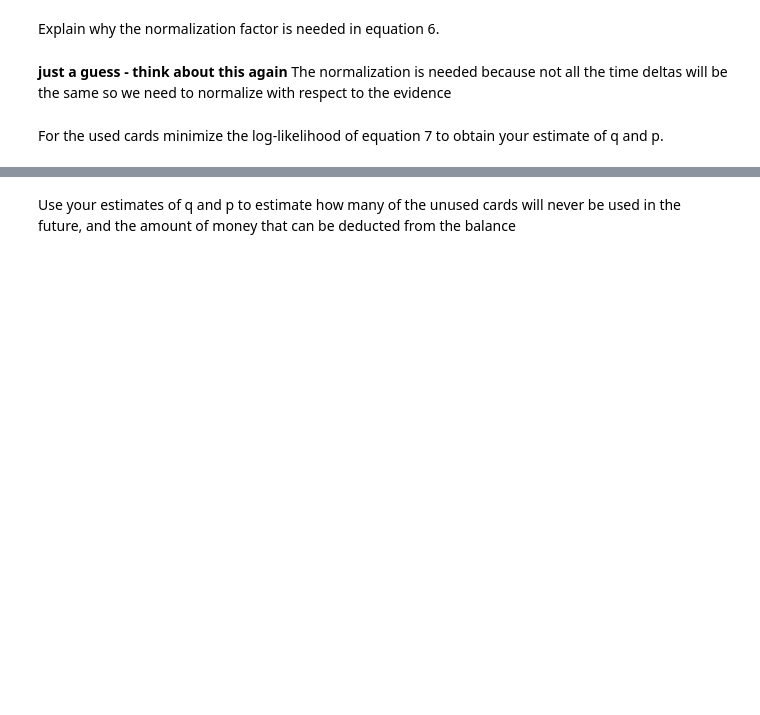
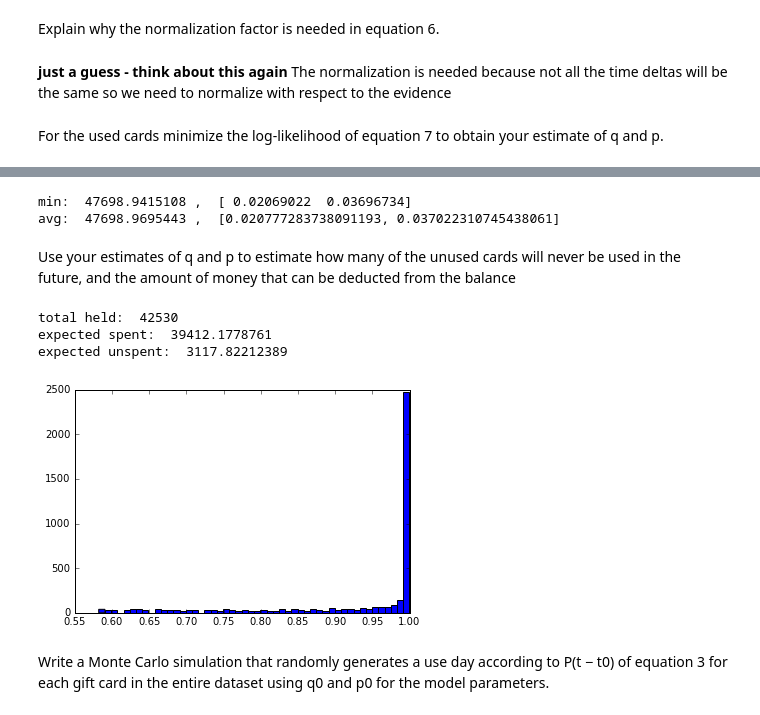
Before and after one commit to RFHO-BDSS/BDexamrevision, a Jupyter notebook: Revision/Exam Revision.ipynb, the cells around one changed output, grey strips where cells are left out. Drawn from its saved outputs; the diff is of its cells as text; code cells hidden in the pictures; blank space fills up the shorter version.

```diff
--- a/Revision/Exam Revision.ipynb
+++ b/Revision/Exam Revision.ipynb
@@ -110,6 +110,7 @@ t1 = date(2014,4,7)
 skippedHeader = False
 used = []
 unused = []
+avg_used = 0
 
 for entry in reader:
     if not skippedHeader:
@@ -121,9 +122,11 @@ for entry in reader:
         #this is a hack to avoid card purchased and spent on the same day
         #minimum 1 day existence for a card
         used.append({'purchased' : (purchased_date - t0).days, 'used' : (used_date - t0).days + 1})
+        avg_used += (used_date - t0).days + 1 - (purchased_date - t0).days
     else:
         unused.append({'purchased' : (purchased_date - t0).days})
 
-
+avg_used /= len(used)
+print avg_used
 # for entry in unused:
 #     print entry['purchased']
@@ -187,7 +199,11 @@ min_mins = min(mins)
 best_params = results[mins.index(min_mins)]
 avg_params = [np.mean(results[:][0][0]),np.mean(results[:][0][1])]
 
-print min_mins, best_params, avg_params
+print "min: ", min_mins, ", ",best_params
+print "avg: ", np.mean(mins), ", ", avg_params
+# %% [output]
+min:  47698.9415108 ,  [ 0.02069022  0.03696734]
+avg:  47698.9695443 ,  [0.020777283738091193, 0.037022310745438061]
 # %% [markdown]
 Use your estimates of q and p to estimate how many of the unused cards
 will never be used in the future, and the amount of money that can be
@@ -207,9 +223,7 @@ total_unused = len(unused) * 10
 print "total held: ", total_unused
 print "expected spent: ", np.mean(Pnevers)*total_unused
 print "expected unspent: ", total_unused*(1-np.mean(Pnevers))
-
-
-# expected_Pnever = []
-
-# for result in results:
-#     expected_Pnever.append(Pn(result[0],result[1]))
+# %% [output]
+total held:  42530
+expected spent:  39412.1778761
+expected unspent:  3117.82212389
@@ -224,0 +230,9 @@ print "expected unspent: ", total_unused*(1-np.mean(Pnevers))
+# %%
+plt.hist(Pnevers,bins=50)
+plt.show()
+# %% [output]
+[figure, added]
+# %% [markdown]
+Write a Monte Carlo simulation that randomly generates a use day according
+to P(t − t0) of equation 3 for each gift card in the entire dataset
+using q0 and p0 for the model parameters.
```
Also changed, not shown: parts of 6 cells of this notebook.
